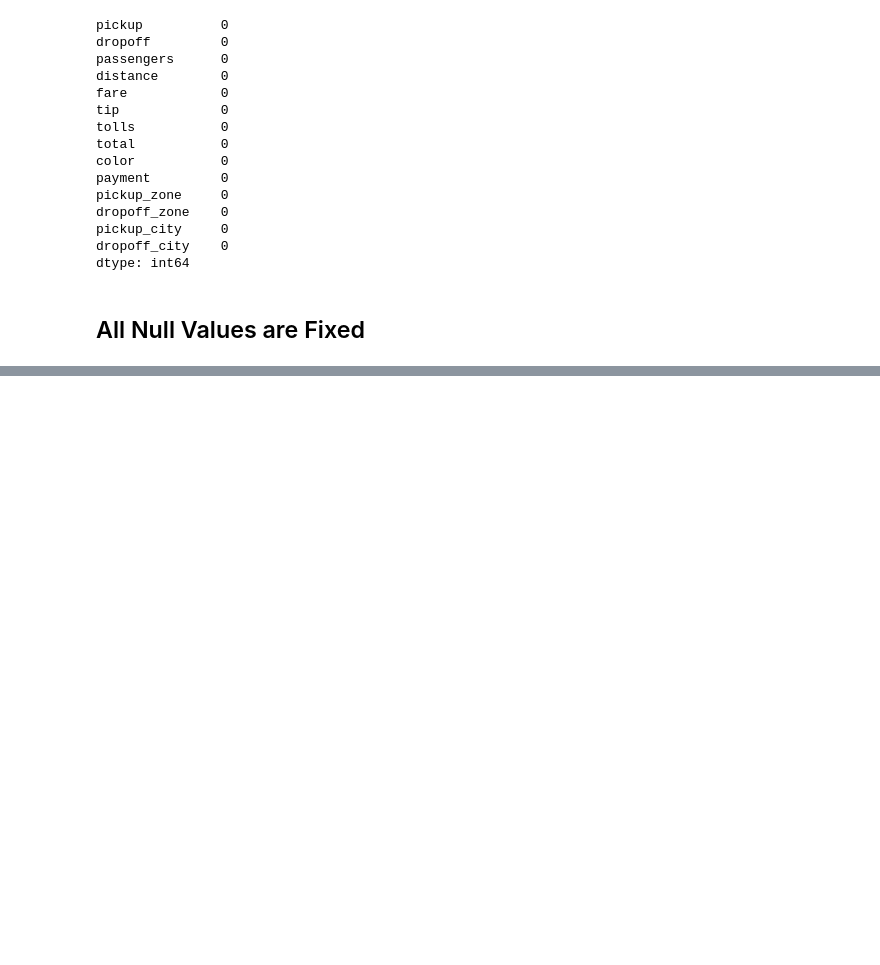
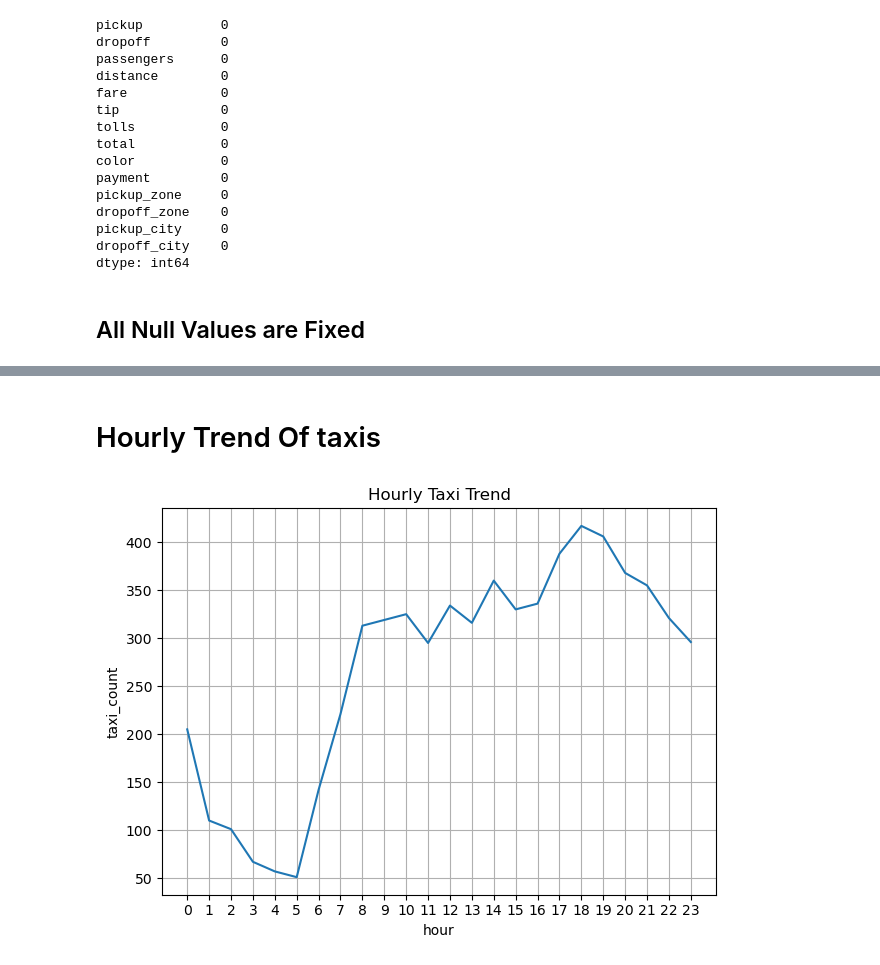
Before and after one commit to Kishansoni3739/seaborn_taxis_data_EDA, a Jupyter notebook: taxis_eda.ipynb, the cells around one changed output, grey strips where cells are left out. Cells and saved outputs as stored; diff of their text form; code cells hidden in the pictures; blank space fills up the shorter version.

```diff
--- a/taxis_eda.ipynb
+++ b/taxis_eda.ipynb
@@ -207,0 +238,2 @@ dtype: int64
+# %%
+data['date'] = data['pickup'].dt.date
@@ -207,0 +314,4 @@ dtype: int64
+# %%
+data['hour'] = data['pickup'].dt.hour
+taxi_hours = data.groupby('hour').size().reset_index(name='taxi_count')
+taxi_hours
@@ -207,0 +336,12 @@ dtype: int64
+# %% [markdown]
+# Hourly Trend Of taxis
+# %%
+sns.lineplot(x="hour", y="taxi_count", data = taxi_hours)
+plt.xticks(range(0,24,1))
+plt.title("Hourly Taxi Trend")
+plt.tight_layout()
+plt.grid()
+plt.savefig("Hourly_trend.png", dpi=300)
+plt.show()
+# %% [output]
+[figure, added]
```
Also changed, not shown: parts of 17 cells of this notebook, 3 other files.
